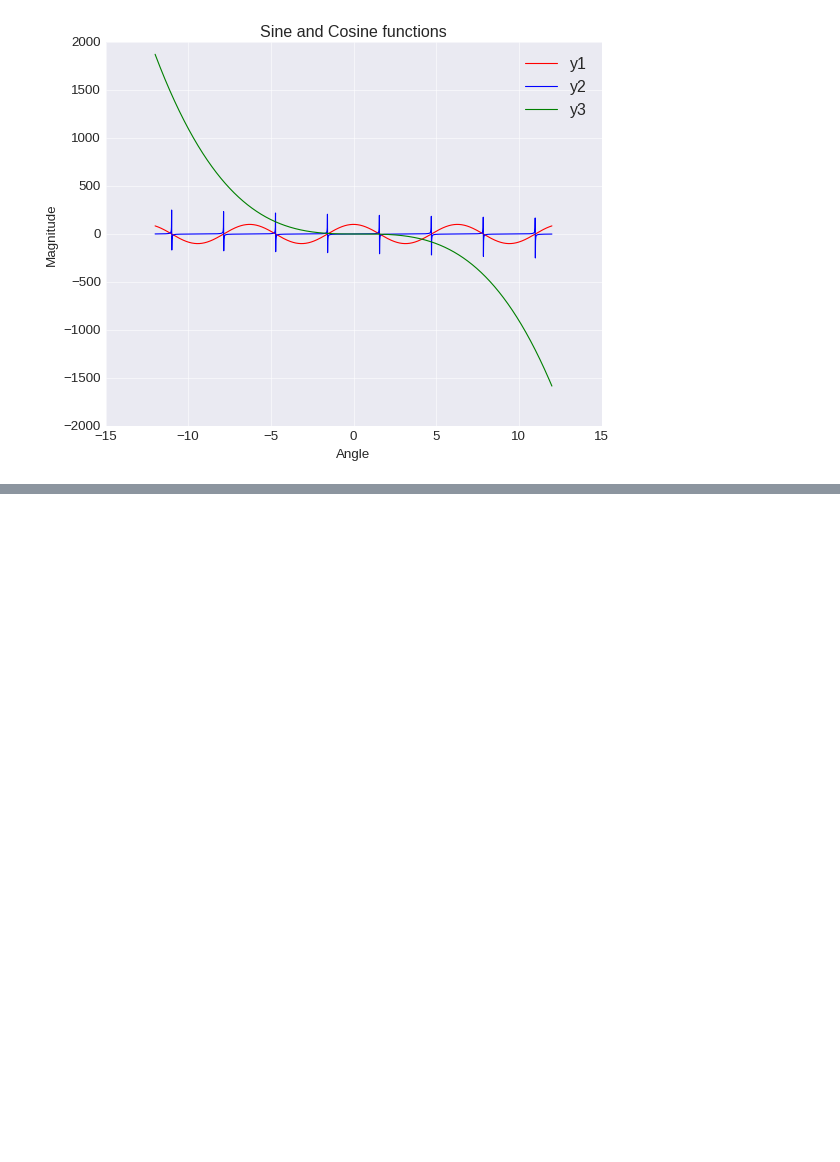
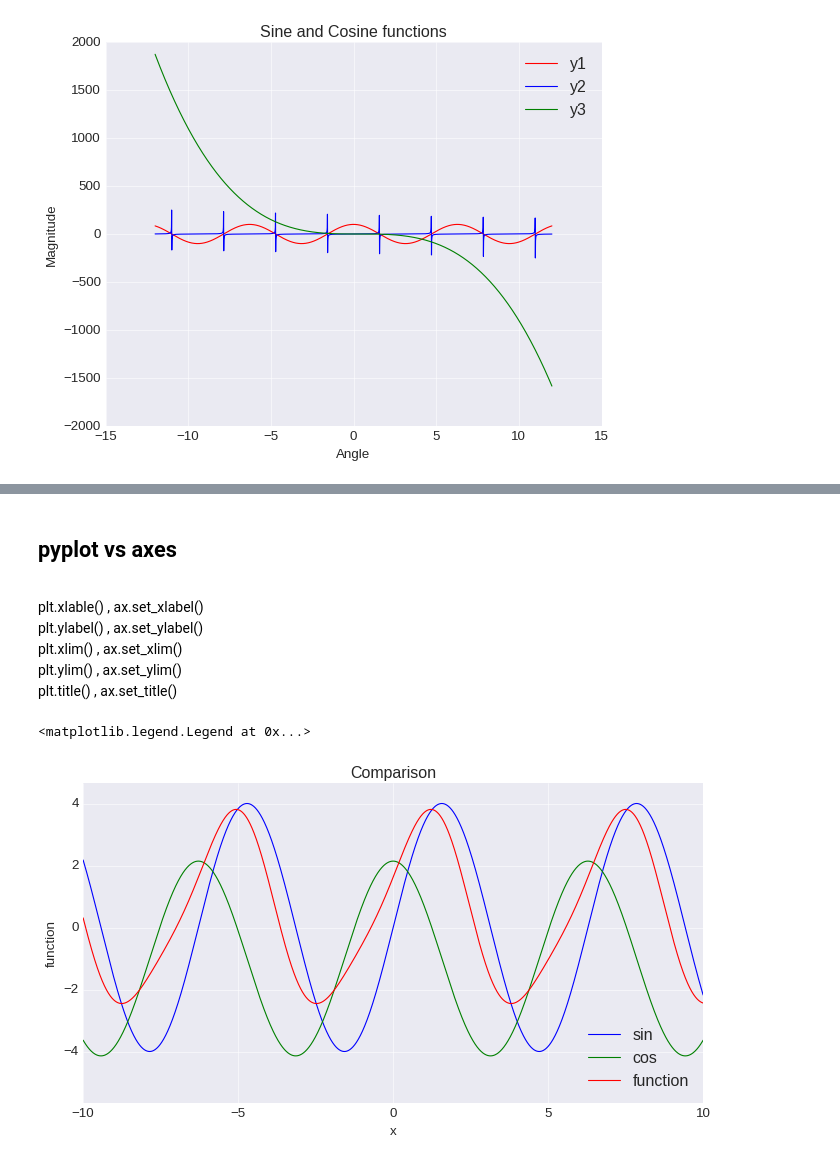
Before and after one commit to mirpouya/Basics-of-ML, a Jupyter notebook: Matplotlib_Intermediate.ipynb, the cells around one changed output, grey strips where cells are left out. Cells and saved outputs as stored; diff of their text form; code cells hidden in the pictures; blank space fills up the shorter version.

```diff
--- a/Matplotlib_Intermediate.ipynb
+++ b/Matplotlib_Intermediate.ipynb
@@ -127,0 +152,26 @@ plt.show()
+# %% [markdown]
+**<h2> pyplot vs axes </h2>**
+# %% [markdown]
+plt.xlable()   ,   ax.set_xlabel() <br>
+plt.ylabel()   ,   ax.set_ylabel() <br>
+plt.xlim()     ,   ax.set_xlim()   <br>
+plt.ylim()     ,   ax.set_ylim()   <br>
+plt.title()    ,   ax.set_title()  <br>
+# %%
+# another handy way is to use: as.set(...)
+
+x = np.linspace(-10,10, 3000)
+plt.figure(figsize=(10,5))
+ax = plt.axes()
+
+ax.plot(x, 4*np.sin(x), label="sin")
+ax.plot(x, np.pi*np.cos(x) - 1, label="cos")
+ax.plot(x, np.sin(x)**2 + 3*np.cos(x-1), label="function")
+
+ax.set(title="Comparison", xlabel="x", ylabel="function")
+
+plt.axis("equal")
+plt.legend(loc="lower right")
+# %% [output]
+<matplotlib.legend.Legend at 0x...>
+[figure, added]
```
Also changed, not shown: parts of 2 cells of this notebook.
